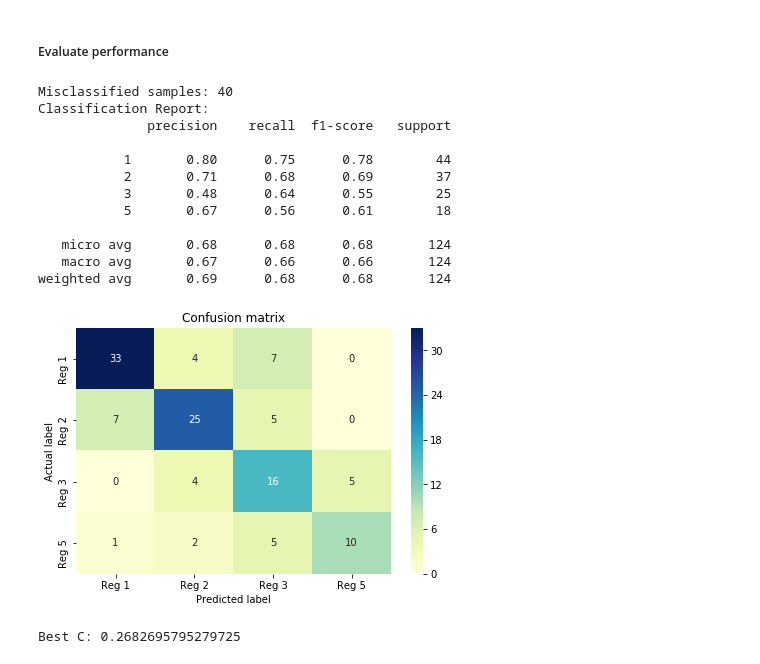
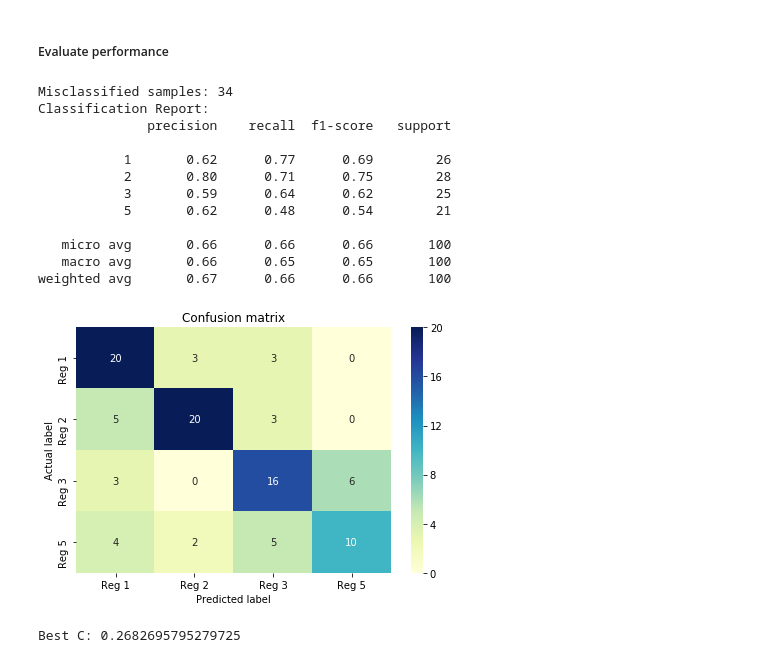
Before and after one commit to salliewalecka/Hawaii_RegimesPredictors, a Jupyter notebook: notebooks/Logistic_Regressions.ipynb, the cells around one changed output. Drawn from its saved outputs; the diff is of its cells as text; code cells hidden in the pictures.

```diff
--- a/notebooks/Logistic_Regressions.ipynb
+++ b/notebooks/Logistic_Regressions.ipynb
@@ -204,25 +125,25 @@ LogisticRegression(C=1.0, class_weight=None, dual=False, fit_intercept=True,
           tol=0.0001, verbose=0, warm_start=False)
 # %%
 # make predictions
-test_pred_multi = clf_multi.predict(test_X)
+val_pred_multi = clf_multi.predict(val_X)
 # %% [markdown]
 ##### Evaluate performance
-# %%
-pretty_print_performance(test_y, test_pred_multi)
-# %% [output]
-Misclassified samples: 40
-Classification Report:
-              precision    recall  f1-score   support
-
-           1       0.80      0.75      0.78        44
-           2       0.71      0.68      0.69        37
-           3       0.48      0.64      0.55        25
-           5       0.67      0.56      0.61        18
-
-   micro avg       0.68      0.68      0.68       124
-   macro avg       0.67      0.66      0.66       124
-weighted avg       0.69      0.68      0.68       124
-[figure, removed]
+# %%
+evaluate_performance(val_y, val_pred_multi)
+# %% [output]
+Misclassified samples: 34
+Classification Report:
+              precision    recall  f1-score   support
+
+           1       0.62      0.77      0.69        26
+           2       0.80      0.71      0.75        28
+           3       0.59      0.64      0.62        25
+           5       0.62      0.48      0.54        21
+
+   micro avg       0.66      0.66      0.66       100
+   macro avg       0.66      0.65      0.65       100
+weighted avg       0.67      0.66      0.66       100
+[figure, added]
 # %%
 from sklearn.model_selection import GridSearchCV
 from sklearn.metrics import make_scorer, zero_one_loss
```
Also changed, not shown: parts of 22 cells of this notebook.
